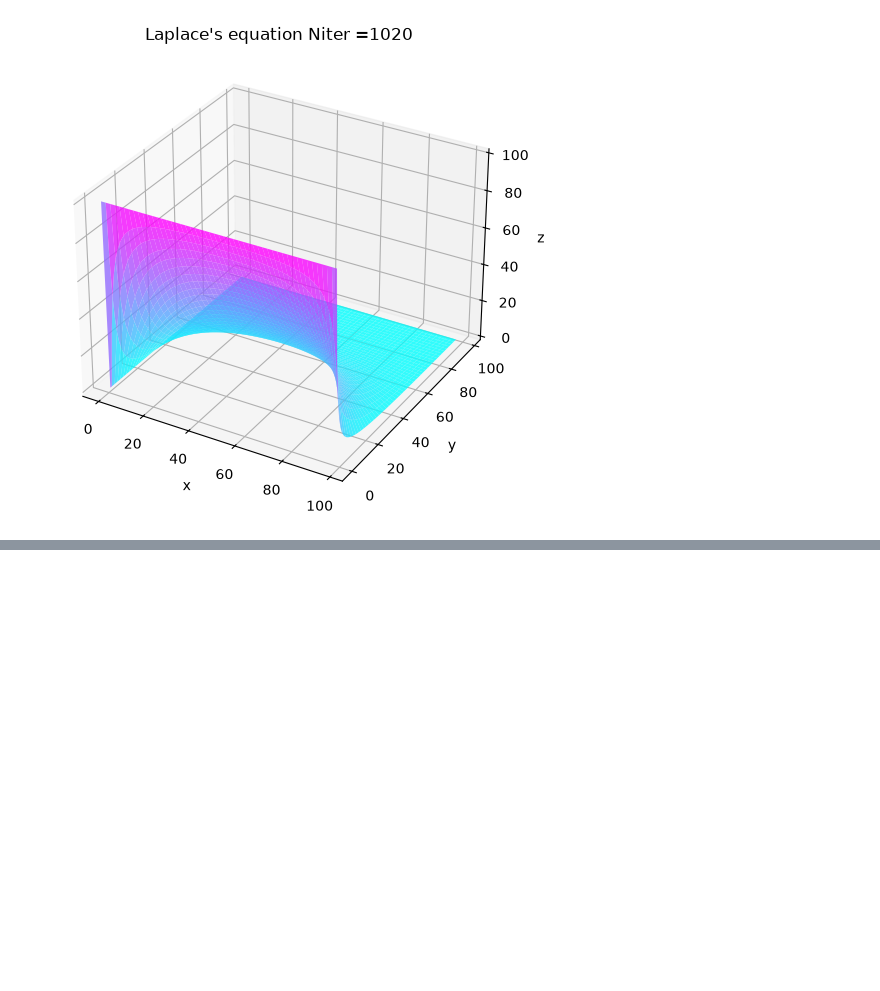
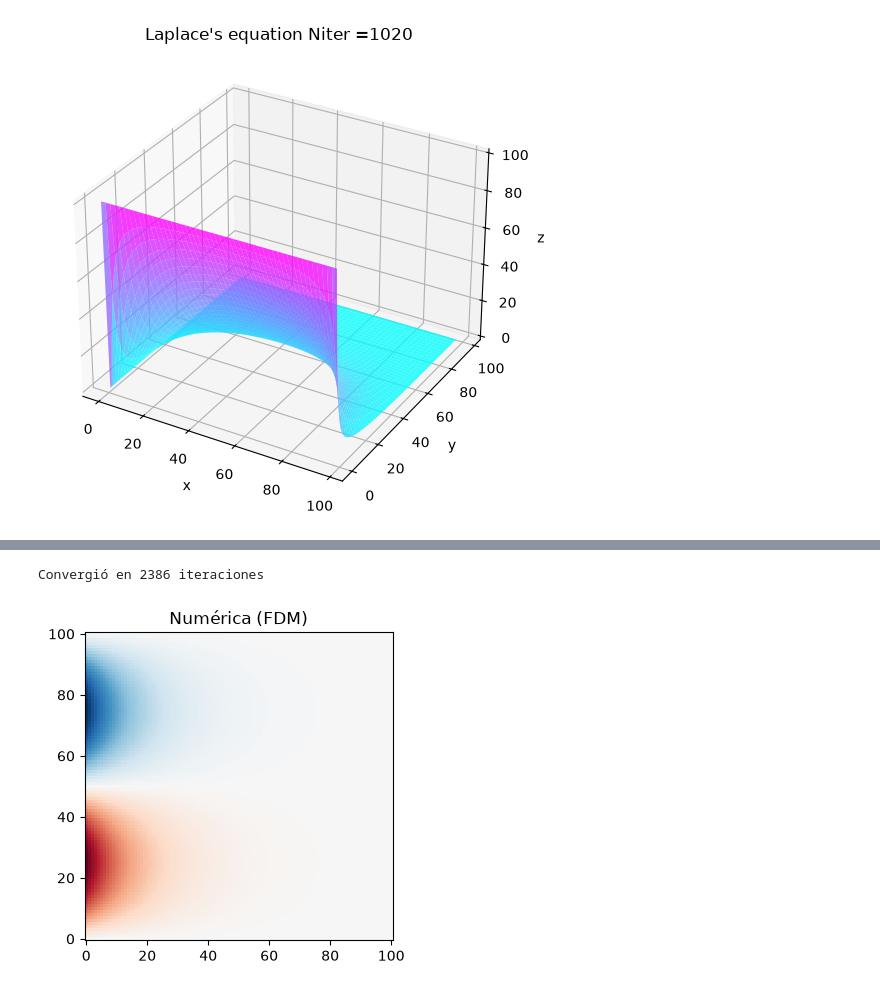
Before and after one commit to anferivera/Fisica_Computacional_1, a Jupyter notebook: Estudiantes/Castrillon_0656/Lab_3_PDE_Castrillon_0656.ipynb, the cells around one changed output, grey strips where cells are left out. Drawn from its saved outputs; the diff is of its cells as text; code cells hidden in the pictures; blank space fills up the shorter version.

```diff
--- a/Estudiantes/Castrillon_0656/Lab_3_PDE_Castrillon_0656.ipynb
+++ b/Estudiantes/Castrillon_0656/Lab_3_PDE_Castrillon_0656.ipynb
@@ -97,3 +204,30 @@ Explain in your own words the strategy followed and write the analytical result.
+# %%
+# Parámetros
+L = 100
+Delta = 1
+u0 = 100
+N = int(L/Delta) + 1  # número de puntos
+
+x = np.linspace(0, L, N)
+y = np.linspace(0, L, N)  # se cambia "infinito" en y = L, donde e^{-2*pi*y/L} ya es despreciable
+
+# Condición inicial/de frontera
+V_ini = np.zeros((N, N), float)
+V_ini[:, 0] = u0 * np.sin(2*np.pi*x/L)   # u(x,0)
+# u(0,y)=0, u(L,y)=0 y u(x,L)=0 ya quedan en cero por defecto
+
+# Resolver con el método ya implementado
+V_num = Laplace2D_FDM(V_ini, tol=1e-4, Nmax_iter=5000)
+
+fig = plt.figure(figsize=(15, 4))
+
+plt.imshow(V_num, origin='lower', cmap='RdBu_r', vmin=-100, vmax=100)
+plt.title('Numérica (FDM)')
+
+plt.show()
+# %% [output]
+Convergió en 2386 iteraciones
+[figure, added]
 # %% [markdown]
 ## Electric filed and potential in a parallel-plate capacitor
 
```
Also changed, not shown: parts of 9 cells of this notebook.
